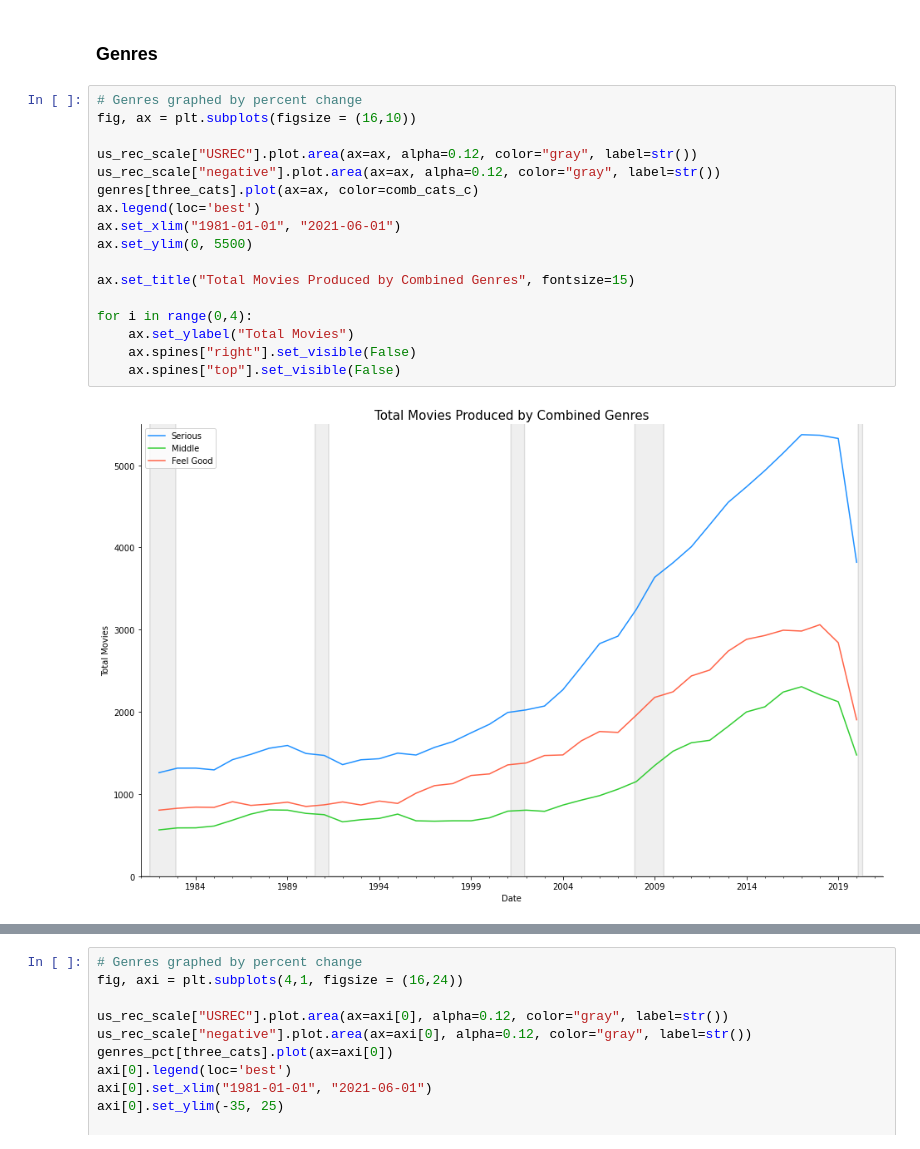
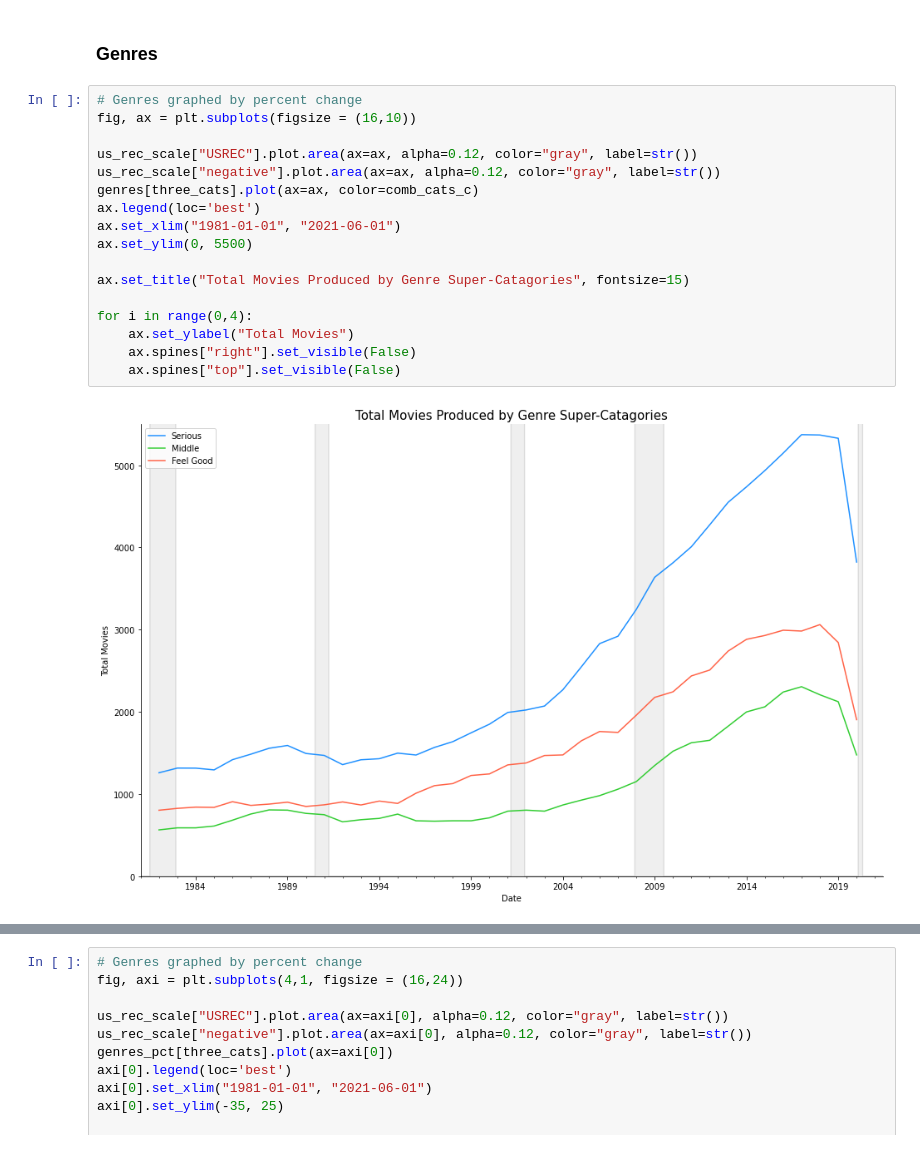
Before and after one commit to FabrizioCabreraC/Hollywood-as-recession-proof, a Jupyter notebook: Hollywood_Project.ipynb, the cells around one changed output, grey strips where cells are left out. Drawn from its saved outputs; the diff is of its cells as text.

```diff
--- a/Hollywood_Project.ipynb
+++ b/Hollywood_Project.ipynb
@@ -814,19 +802,19 @@ axs[1].set_ylim(5.5, 8)
 # %%
 # Genres graphed by percent change
 fig, ax = plt.subplots(figsize = (16,10))
 
 us_rec_scale["USREC"].plot.area(ax=ax, alpha=0.12, color="gray", label=str())
 us_rec_scale["negative"].plot.area(ax=ax, alpha=0.12, color="gray", label=str())
 genres[three_cats].plot(ax=ax, color=comb_cats_c)
 ax.legend(loc='best')
 ax.set_xlim("1981-01-01", "2021-06-01")
 ax.set_ylim(0, 5500)
 
-ax.set_title("Total Movies Produced by Combined Genres", fontsize=15)
+ax.set_title("Total Movies Produced by Genre Super-Catagories", fontsize=15)
 
 for i in range(0,4):
     ax.set_ylabel("Total Movies")
     ax.spines["right"].set_visible(False)
     ax.spines["top"].set_visible(False)
 # %% [output]
-[figure, old version]
+[figure, new version]
```
Also changed, not shown: parts of 10 cells of this notebook.
